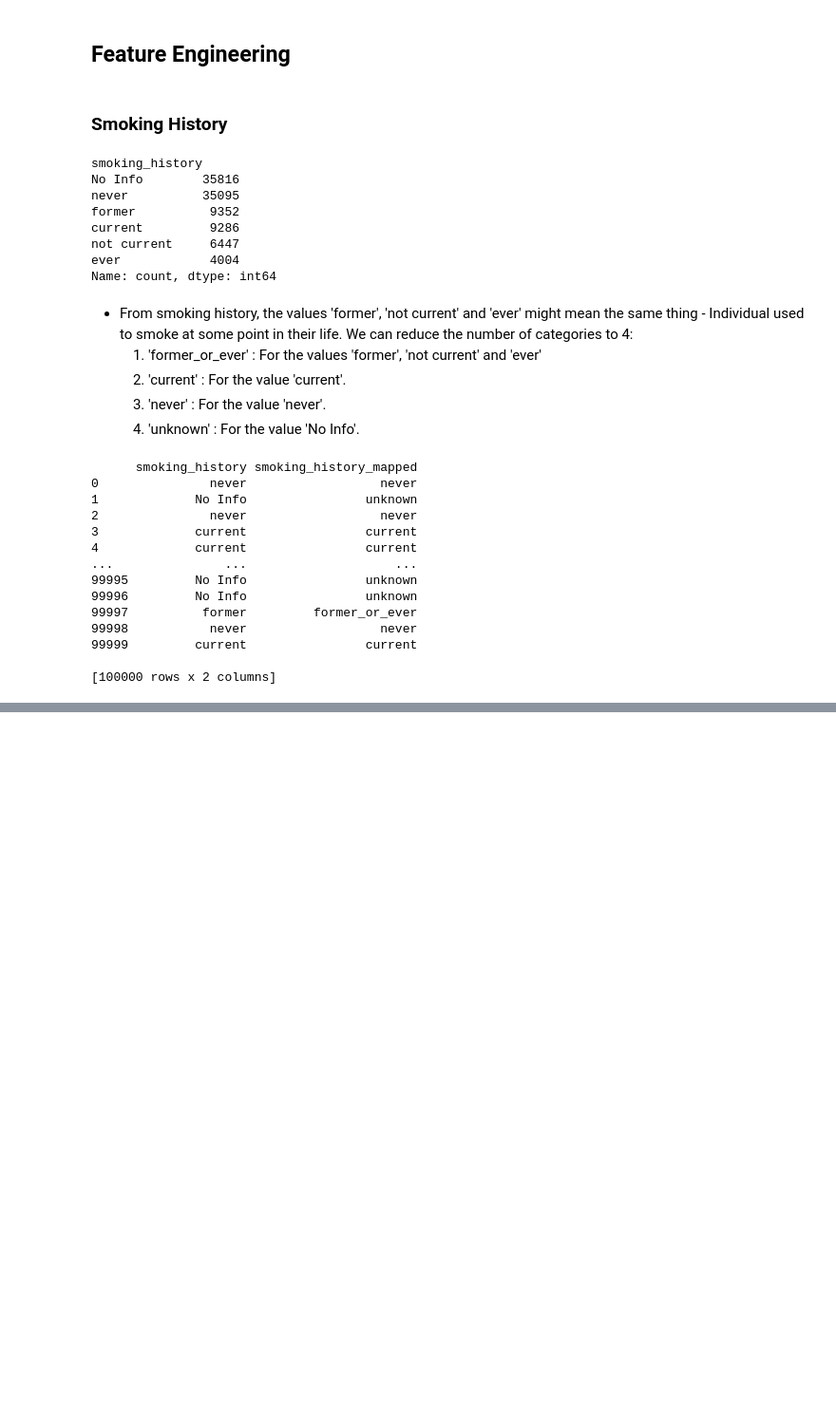
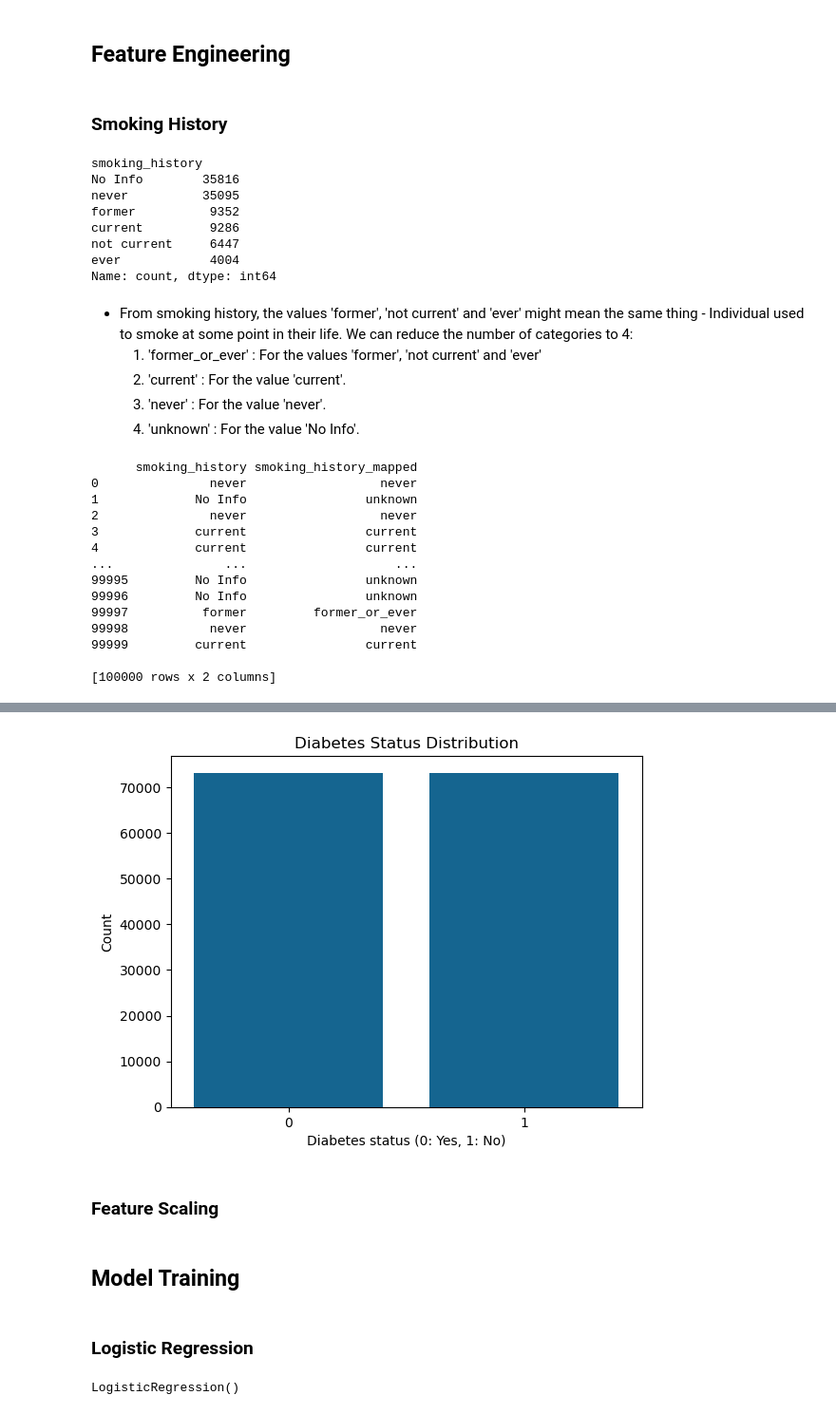
Before and after one commit to im-AnirudhBetrabet/Diabetes-Prediction, a Jupyter notebook: Diabetes-Classification.ipynb, the cells around one changed output, grey strips where cells are left out. Shown at 95% size. Drawn from its saved outputs; the diff is of its cells as text; code cells hidden in the pictures; blank space fills up the shorter version.

```diff
--- a/Diabetes-Classification.ipynb
+++ b/Diabetes-Classification.ipynb
@@ -257,0 +317,5 @@ df.to_csv('./content/Diabetes-Classification-cleaned.csv', index=False)
+# %%
+from imblearn.over_sampling import SMOTE
+
+smote = SMOTE(sampling_strategy="minority")
+X_train, y_train  = smote.fit_resample(X_train, y_train)
@@ -257,0 +329,10 @@ df.to_csv('./content/Diabetes-Classification-cleaned.csv', index=False)
+# %%
+sns.barplot(x=y_train.value_counts().index.values, y=y_train.value_counts().values)
+plt.xlabel("Diabetes status (0: Yes, 1: No)")
+plt.ylabel("Count")
+plt.title("Diabetes Status Distribution")
+plt.show()
+# %% [output]
+[figure, added]
+# %% [markdown]
+### Feature Scaling
@@ -257,0 +345,11 @@ df.to_csv('./content/Diabetes-Classification-cleaned.csv', index=False)
+# %% [markdown]
+## Model Training
+# %% [markdown]
+### Logistic Regression
+# %%
+from sklearn.linear_model import LogisticRegression
+
+logistic_regressor = LogisticRegression()
+logistic_regressor.fit(X_train, y_train)
+# %% [output]
+LogisticRegression()
```
Also changed, not shown: parts of 33 cells of this notebook, 2 other files.
